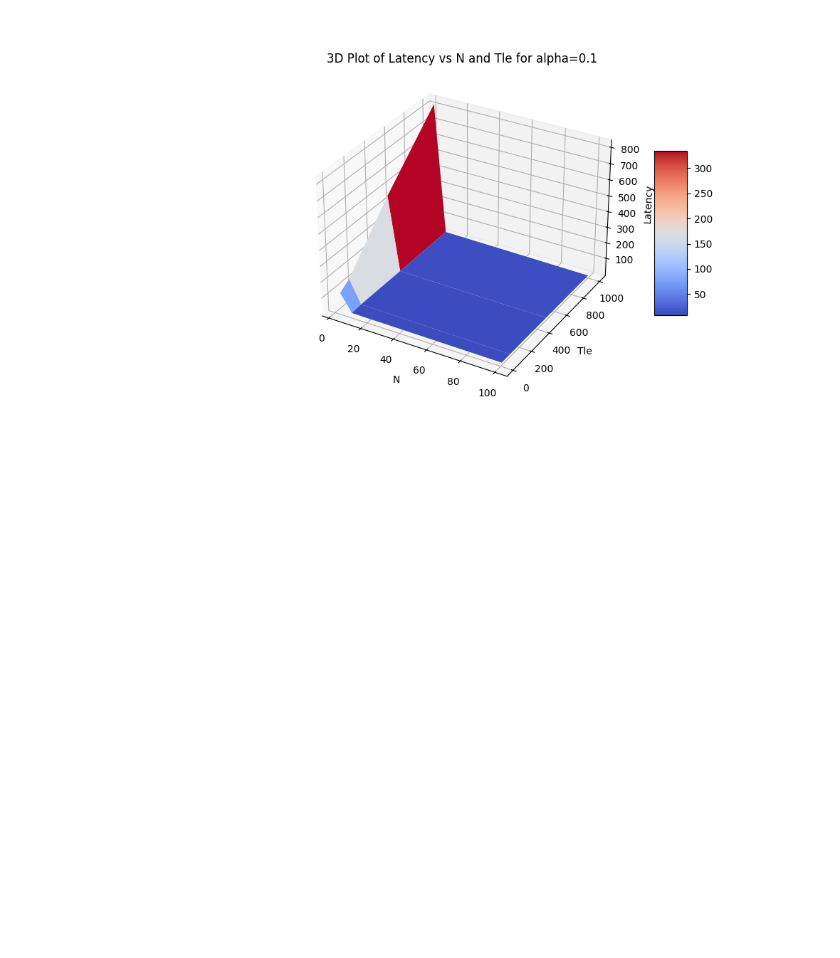
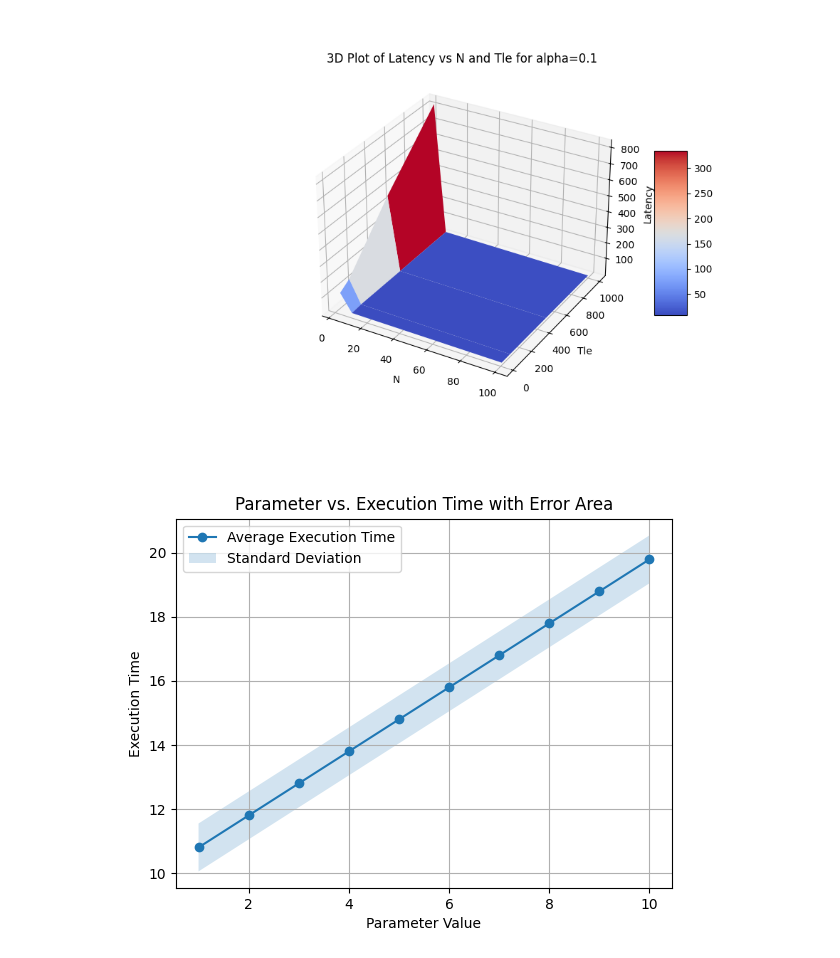
Before and after one commit to Minifixio/SLR210-Obstruction-Free-Consensus-Paxos, a Jupyter notebook: graphPlots.ipynb, the cells around one changed output. Drawn from its saved outputs; the diff is of its cells as text; code cells hidden in the pictures; blank space fills up the shorter version.

Commit message:
feat: added auto tests and working on some new graphs

```diff
--- a/graphPlots.ipynb
+++ b/graphPlots.ipynb
@@ -182,3 +182,42 @@ fig.colorbar(surf, shrink=0.5, aspect=5)
 plt.show()
 # %% [output]
 [figure]
+# %%
+import matplotlib.pyplot as plt
+import numpy as np
+
+plt.clf()
+# Sample data (replace with your actual data)
+parameter_values = [1, 2, 3, 4, 5, 6, 7, 8, 9, 10]
+execution_times = [[10, 11, 12, 10, 11],  # For parameter value 1
+                   [11, 12, 13, 12, 11],  # For parameter value 2
+                   [12, 13, 14, 13, 12],  # For parameter value 3
+                   [13, 14, 15, 14, 13],  # For parameter value 4
+                   [14, 15, 16, 15, 14],  # For parameter value 5
+                   [15, 16, 17, 16, 15],  # For parameter value 6
+                   [16, 17, 18, 17, 16],  # For parameter value 7
+                   [17, 18, 19, 18, 17],  # For parameter value 8
+                   [18, 19, 20, 19, 18],  # For parameter value 9
+                   [19, 20, 21, 20, 19]]  # For parameter value 10
+
+# Calculate average execution times and standard deviations
+avg_execution_times = [np.mean(times) for times in execution_times]
+std_execution_times = [np.std(times) for times in execution_times]
+
+# Plot the line plot
+plt.plot(parameter_values, avg_execution_times, marker='o', label='Average Execution Time')
+
+# Fill the area around the curve
+plt.fill_between(parameter_values,
+                 np.array(avg_execution_times) - np.array(std_execution_times),
+                 np.array(avg_execution_times) + np.array(std_execution_times),
+                 alpha=0.2, label='Standard Deviation')
+
+plt.title('Parameter vs. Execution Time with Error Area')
+plt.xlabel('Parameter Value')
+plt.ylabel('Execution Time')
+plt.legend()
+plt.grid(True)
+plt.show()
+# %% [output]
+[figure, added]
```
Also changed, not shown: 2 other files.
